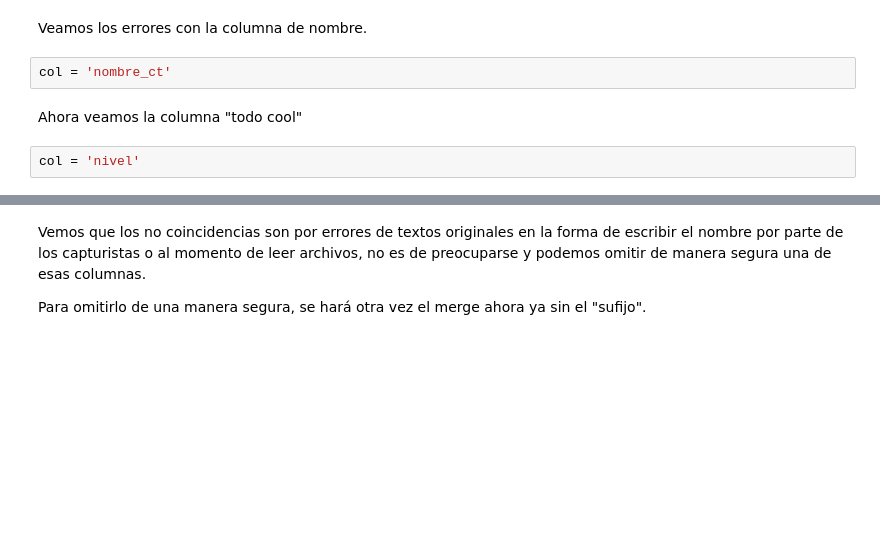
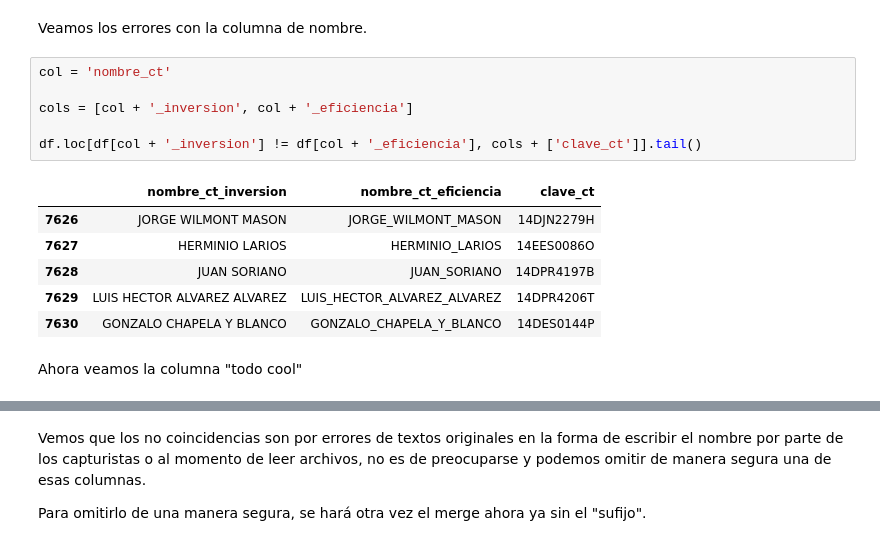
Before and after one commit to bielng/Data-Lab, a Jupyter notebook: clase_5,0_202205 (1).ipynb, the cells around one changed output, grey strips where cells are left out. Drawn from its saved outputs; the diff is of its cells as text; blank space fills up the shorter version.

```diff
--- a/clase_5,0_202205 (1).ipynb
+++ b/clase_5,0_202205 (1).ipynb
@@ -176,9 +176,18 @@ Problema con columna nombre_ct
 Todo fine con columa nivel
 # %% [markdown]
 Veamos los errores con la columna de nombre.
-# %%
-col = 'nombre_ct'
+# %%
+col = 'nombre_ct'
+
+cols = [col + '_inversion', col + '_eficiencia']
+
+df.loc[df[col + '_inversion'] != df[col + '_eficiencia'], cols + ['clave_ct']].tail()
+# %% [output]
+|  | nombre_ct_inversion | nombre_ct_eficiencia | clave_ct |
+| 7626 | JORGE WILMONT MASON | JORGE_WILMONT_MASON | 14DJN2279H |
+| 7627 | HERMINIO LARIOS | HERMINIO_LARIOS | 14EES0086O |
+| 7628 | JUAN SORIANO | JUAN_SORIANO | 14DPR4197B |
+| 7629 | LUIS HECTOR ALVAREZ ALVAREZ | LUIS_HECTOR_ALVAREZ_ALVAREZ | 14DPR4206T |
+| 7630 | GONZALO CHAPELA Y BLANCO | GONZALO_CHAPELA_Y_BLANCO | 14DES0144P |
 # %% [markdown]
 Ahora veamos la columna "todo cool"
-# %%
-col = 'nivel'
```
Also changed, not shown: parts of 2 cells of this notebook.
